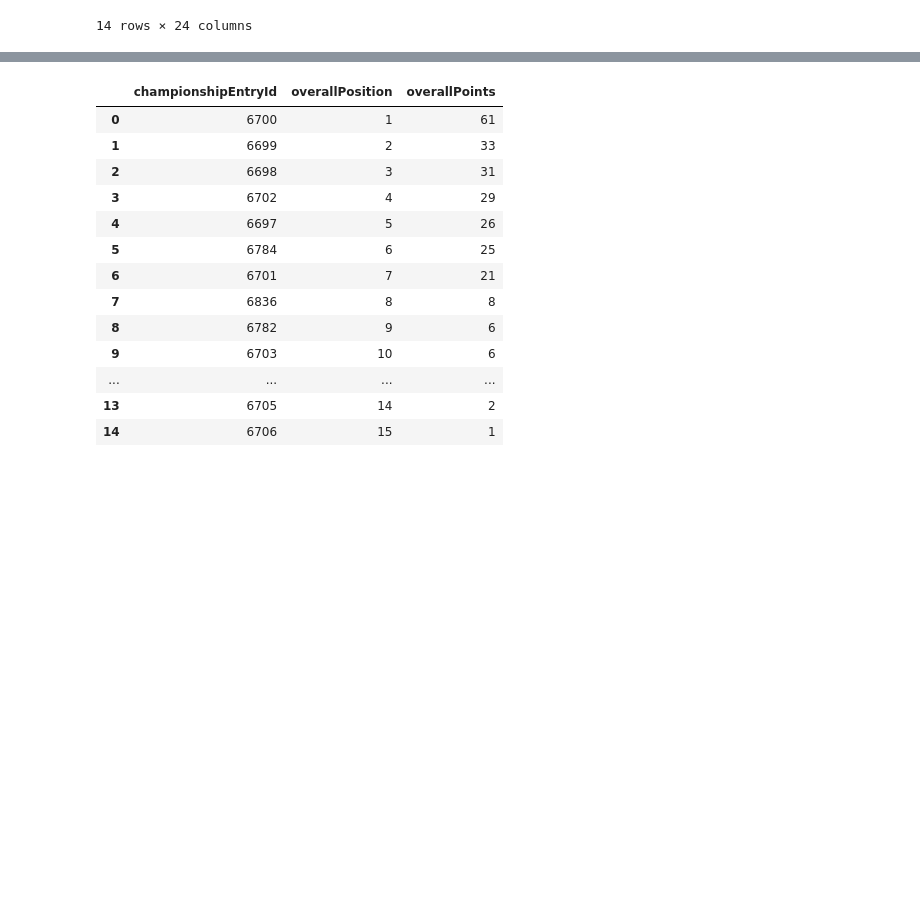
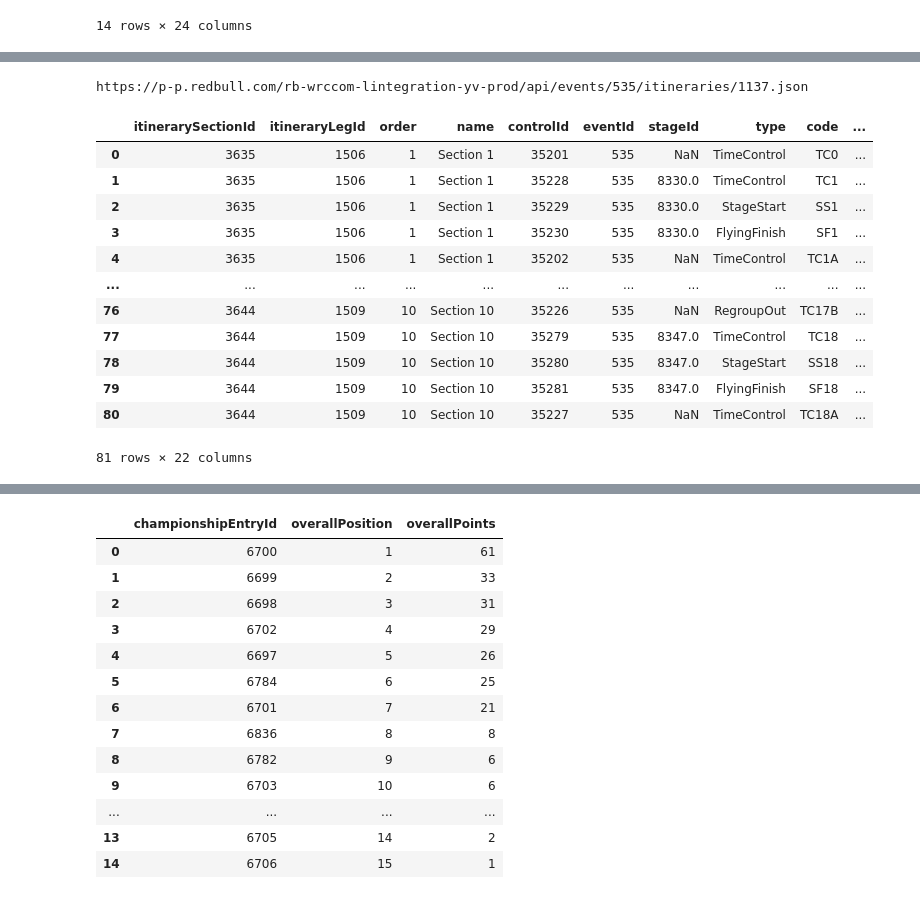
Before and after one commit to RallyDataJunkie/wrc-shinylive, a Jupyter notebook: src/shinyapp/.newRedBullAPI.ipynb, the cells around one changed output, grey strips where cells are left out. Drawn from its saved outputs; the diff is of its cells as text; code cells hidden in the pictures; blank space fills up the shorter version.

```diff
--- a/src/shinyapp/.newRedBullAPI.ipynb
+++ b/src/shinyapp/.newRedBullAPI.ipynb
@@ -814,0 +879,18 @@ INFO:__main__:Updating stage_controls...
+# %%
+itineraryLegs_df,itinerarySections_df,itineraryControls_df, itineraryStages_df = wrc._getEventItineraries()
+itineraryControls_df
+# %% [output]
+https://p-p.redbull.com/rb-wrccom-lintegration-yv-prod/api/events/535/itineraries/1137.json
+|  | itinerarySectionId | itineraryLegId | order | name | controlId | eventId | stageId | type | code | ... |
+| 0 | 3635 | 1506 | 1 | Section 1 | 35201 | 535 | NaN | TimeControl | TC0 | ... |
+| 1 | 3635 | 1506 | 1 | Section 1 | 35228 | 535 | 8330.0 | TimeControl | TC1 | ... |
+| 2 | 3635 | 1506 | 1 | Section 1 | 35229 | 535 | 8330.0 | StageStart | SS1 | ... |
+| 3 | 3635 | 1506 | 1 | Section 1 | 35230 | 535 | 8330.0 | FlyingFinish | SF1 | ... |
+| 4 | 3635 | 1506 | 1 | Section 1 | 35202 | 535 | NaN | TimeControl | TC1A | ... |
+| ... | ... | ... | ... | ... | ... | ... | ... | ... | ... | ... |
+| 76 | 3644 | 1509 | 10 | Section 10 | 35226 | 535 | NaN | RegroupOut | TC17B | ... |
+| 77 | 3644 | 1509 | 10 | Section 10 | 35279 | 535 | 8347.0 | TimeControl | TC18 | ... |
+| 78 | 3644 | 1509 | 10 | Section 10 | 35280 | 535 | 8347.0 | StageStart | SS18 | ... |
+| 79 | 3644 | 1509 | 10 | Section 10 | 35281 | 535 | 8347.0 | FlyingFinish | SF18 | ... |
+| 80 | 3644 | 1509 | 10 | Section 10 | 35227 | 535 | NaN | TimeControl | TC18A | ... |
+81 rows × 22 columns
```
Also changed, not shown: parts of 12 cells of this notebook, 1 other file.
